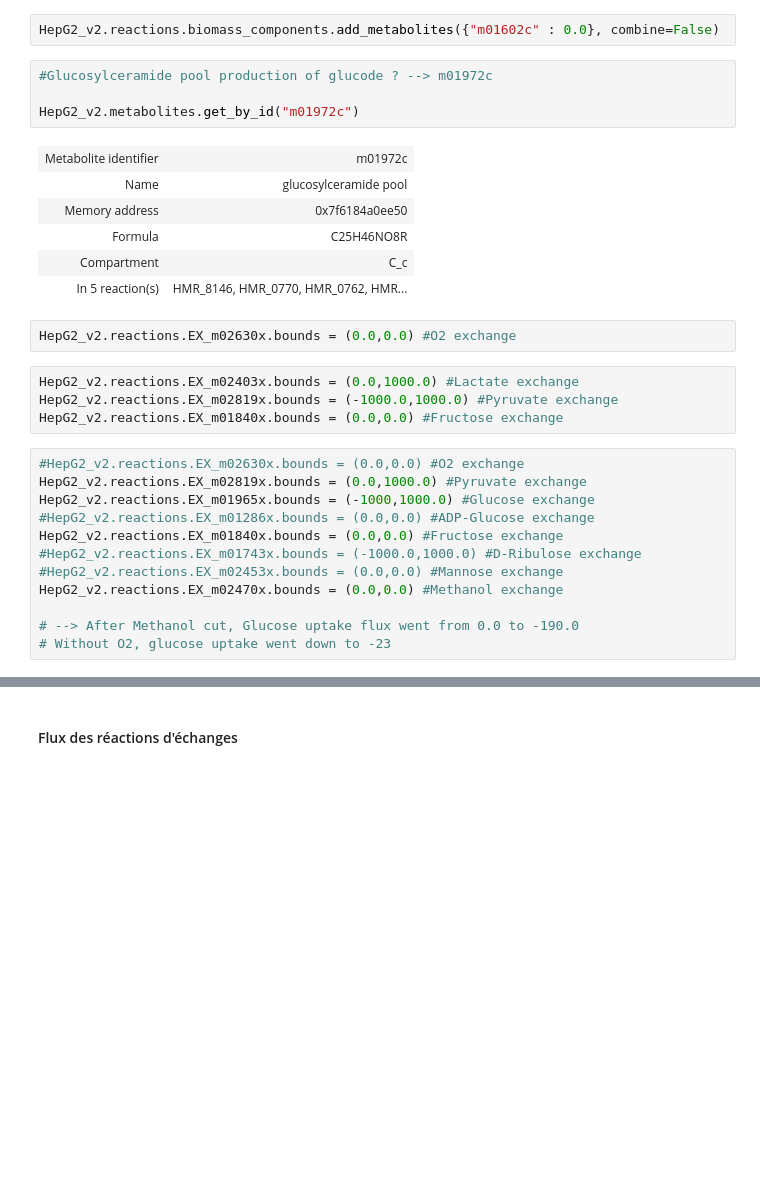
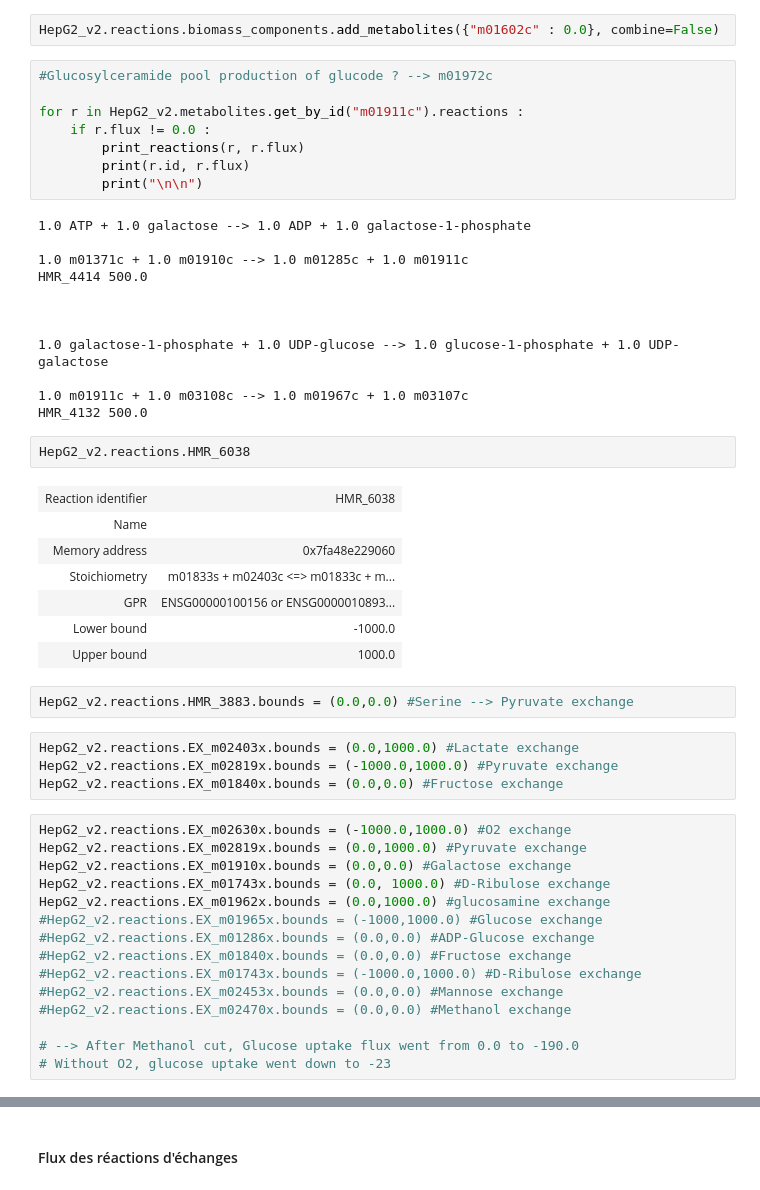
Before and after one commit to JoPkb/RBA_cutsets, a Jupyter notebook: Liver_models_evaluation.ipynb, the cells around one changed output, grey strips where cells are left out. Saved outputs shown, nothing was run; the diff lists cells and outputs as text; blank space fills up the shorter version.

```diff
--- a/Liver_models_evaluation.ipynb
+++ b/Liver_models_evaluation.ipynb
@@ -502,29 +502,51 @@ HepG2_v2.reactions.biomass_components.add_metabolites({"m01602c" : 0.0}, combine
 # %%
 #Glucosylceramide pool production of glucode ? --> m01972c
 
-HepG2_v2.metabolites.get_by_id("m01972c")
+for r in HepG2_v2.metabolites.get_by_id("m01911c").reactions :
+    if r.flux != 0.0 :
+        print_reactions(r, r.flux)
+        print(r.id, r.flux)
+        print("\n\n")
 # %% [output]
-| Metabolite identifier | m01972c |
-| Name | glucosylceramide pool |
-| Memory address | 0x7f6184a0ee50 |
-| Formula | C25H46NO8R |
-| Compartment | C_c |
-| In 5 reaction(s) | HMR_8146, HMR_0770, HMR_0762, HMR... |
+1.0 ATP + 1.0 galactose --> 1.0 ADP + 1.0 galactose-1-phosphate
+
+1.0 m01371c + 1.0 m01910c --> 1.0 m01285c + 1.0 m01911c
+HMR_4414 500.0
+
+
+
+1.0 galactose-1-phosphate + 1.0 UDP-glucose --> 1.0 glucose-1-phosphate + 1.0 UDP-galactose
+
+1.0 m01911c + 1.0 m03108c --> 1.0 m01967c + 1.0 m03107c
+HMR_4132 500.0
+# %%
+HepG2_v2.reactions.HMR_6038
+# %% [output]
+| Reaction identifier | HMR_6038 |
+| Name |  |
+| Memory address | 0x7fa48e229060 |
+| Stoichiometry | m01833s + m02403c <=> m01833c + m... |
+| GPR | ENSG00000100156 or ENSG0000010893... |
+| Lower bound | -1000.0 |
+| Upper bound | 1000.0 |
 # %%
-HepG2_v2.reactions.EX_m02630x.bounds = (0.0,0.0) #O2 exchange
+HepG2_v2.reactions.HMR_3883.bounds = (0.0,0.0) #Serine --> Pyruvate exchange
 # %%
 HepG2_v2.reactions.EX_m02403x.bounds = (0.0,1000.0) #Lactate exchange
 HepG2_v2.reactions.EX_m02819x.bounds = (-1000.0,1000.0) #Pyruvate exchange
 HepG2_v2.reactions.EX_m01840x.bounds = (0.0,0.0) #Fructose exchange
 # %%
-#HepG2_v2.reactions.EX_m02630x.bounds = (0.0,0.0) #O2 exchange
+HepG2_v2.reactions.EX_m02630x.bounds = (-1000.0,1000.0) #O2 exchange
 HepG2_v2.reactions.EX_m02819x.bounds = (0.0,1000.0) #Pyruvate exchange
-HepG2_v2.reactions.EX_m01965x.bounds = (-1000,1000.0) #Glucose exchange
+HepG2_v2.reactions.EX_m01910x.bounds = (0.0,0.0) #Galactose exchange
+HepG2_v2.reactions.EX_m01743x.bounds = (0.0, 1000.0) #D-Ribulose exchange
+HepG2_v2.reactions.EX_m01962x.bounds = (0.0,1000.0) #glucosamine exchange
+#HepG2_v2.reactions.EX_m01965x.bounds = (-1000,1000.0) #Glucose exchange
 #HepG2_v2.reactions.EX_m01286x.bounds = (0.0,0.0) #ADP-Glucose exchange
-HepG2_v2.reactions.EX_m01840x.bounds = (0.0,0.0) #Fructose exchange
+#HepG2_v2.reactions.EX_m01840x.bounds = (0.0,0.0) #Fructose exchange
 #HepG2_v2.reactions.EX_m01743x.bounds = (-1000.0,1000.0) #D-Ribulose exchange
 #HepG2_v2.reactions.EX_m02453x.bounds = (0.0,0.0) #Mannose exchange
-HepG2_v2.reactions.EX_m02470x.bounds = (0.0,0.0) #Methanol exchange
+#HepG2_v2.reactions.EX_m02470x.bounds = (0.0,0.0) #Methanol exchange
 
 # --> After Methanol cut, Glucose uptake flux went from 0.0 to -190.0
 # Without O2, glucose uptake went down to -23
```
Also changed, not shown: parts of 4 cells of this notebook, 2 other files.
